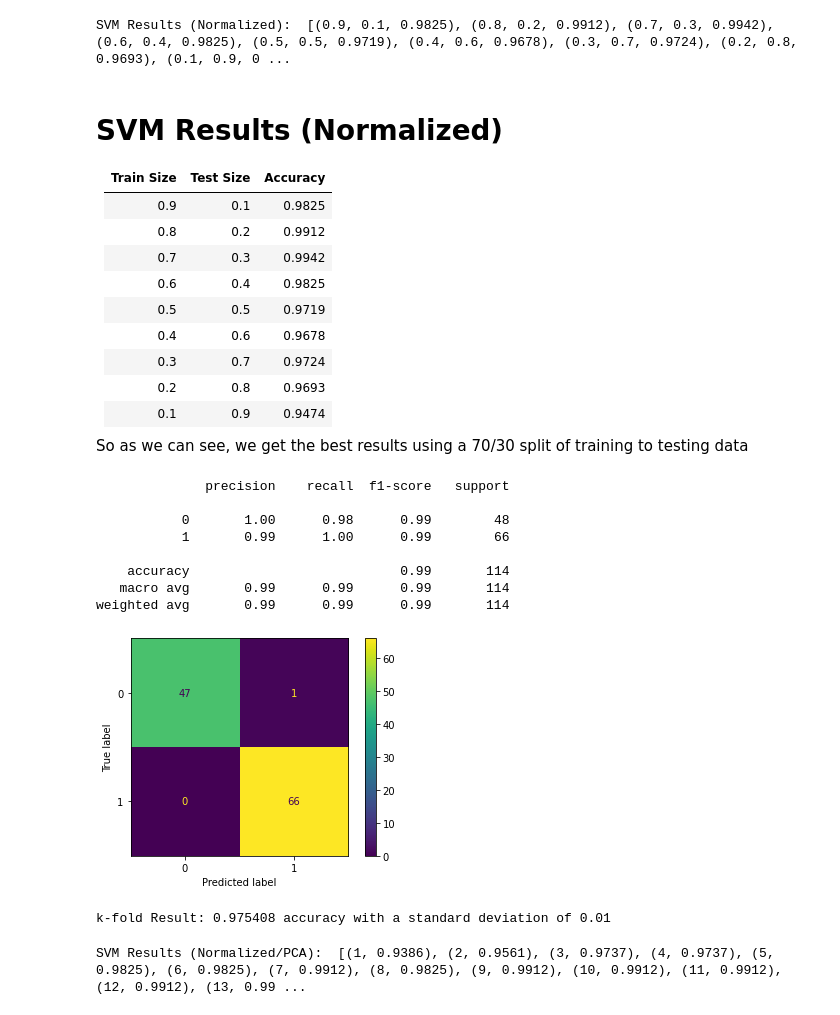
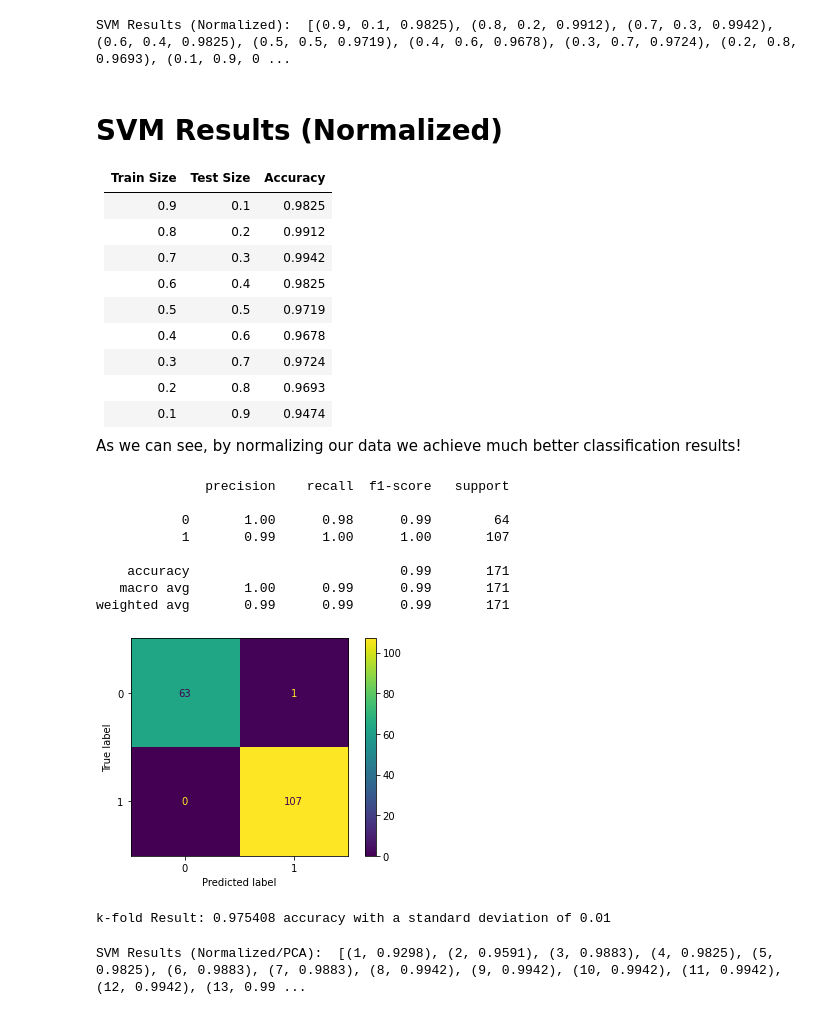
Before and after one commit to evyip18/breast_cancer_classification_project, a Jupyter notebook: ML Project.ipynb, the cells around one changed output. Cells and saved outputs as stored; diff of their text form; code cells hidden in the pictures.

```diff
--- a/ML Project.ipynb
+++ b/ML Project.ipynb
@@ -194,35 +239,35 @@ SVM Results (Normalized):  [(0.9, 0.1, 0.9825), (0.8, 0.2, 0.9912), (0.7, 0.3, 0
 | 0.2 | 0.8 | 0.9693 |
 | 0.1 | 0.9 | 0.9474 |
 
-So as we can see, we get the best results using a 70/30 split of training to testing data
+As we can see, by normalizing our data we achieve much better classification results!
 # %%
-# Have a look at the confusion matirix for our best result split (Normalized)
-X_train, X_test, y_train, y_test = train_test_split(X_normalized, y, test_size = 0.2, random_state=20)
+# Have a look at the confusion matirix for a 70/30 (Normalized)
+X_train, X_test, y_train, y_test = train_test_split(X_normalized, y, test_size = 0.3, random_state=20)
 
 # Now for SVM training
 from sklearn.svm import SVC
 svc_model = SVC(kernel='linear')
 
 svc_model.fit(X_train, y_train)
 
 # Predict using model
 y_pred = svc_model.predict(X_test)
 
 # Plot confusion matrix
 plot_confusion_matrix(svc_model, X_test, y_test)
 
 # Show classification report
 print(classification_report(y_test, y_pred))
 # %% [output]
               precision    recall  f1-score   support
 
-           0       1.00      0.98      0.99        48
-           1       0.99      1.00      0.99        66
+           0       1.00      0.98      0.99        64
+           1       0.99      1.00      1.00       107
 
-    accuracy                           0.99       114
-   macro avg       0.99      0.99      0.99       114
-weighted avg       0.99      0.99      0.99       114
+    accuracy                           0.99       171
+   macro avg       1.00      0.99      0.99       171
+weighted avg       0.99      0.99      0.99       171
-[figure, old version]
+[figure, new version]
 # %%
 # Might as well validate our choice of SVM with k-fold using the normalized data too
 
@@ -254,7 +299,7 @@ for n_components in n_comp_range:
     X_normalized_pca = cancer_pca.transform(X_normalized)
 
     # Use 80/20 split as discovered above
-    X_train, X_test, y_train, y_test = train_test_split(X_normalized_pca, y, test_size = 0.2, random_state=20)
+    X_train, X_test, y_train, y_test = train_test_split(X_normalized_pca, y, test_size = 0.3, random_state=20)
 
     # Now for SVM training
     svc_model = SVC(kernel='linear')
@@ -267,7 +312,7 @@ for n_components in n_comp_range:
 
 print("SVM Results (Normalized/PCA): ", results_pca)
 # %% [output]
-SVM Results (Normalized/PCA):  [(1, 0.9386), (2, 0.9561), (3, 0.9737), (4, 0.9737), (5, 0.9825), (6, 0.9825), (7, 0.9912), (8, 0.9825), (9, 0.9912), (10, 0.9912), (11, 0.9912), (12, 0.9912), (13, 0.99 ...
+SVM Results (Normalized/PCA):  [(1, 0.9298), (2, 0.9591), (3, 0.9883), (4, 0.9825), (5, 0.9825), (6, 0.9883), (7, 0.9883), (8, 0.9942), (9, 0.9942), (10, 0.9942), (11, 0.9942), (12, 0.9942), (13, 0.99 ...
 # %% [markdown]
 # SVM Results (Normalized/PCA)
 
```
Also changed, not shown: parts of 12 cells of this notebook.
